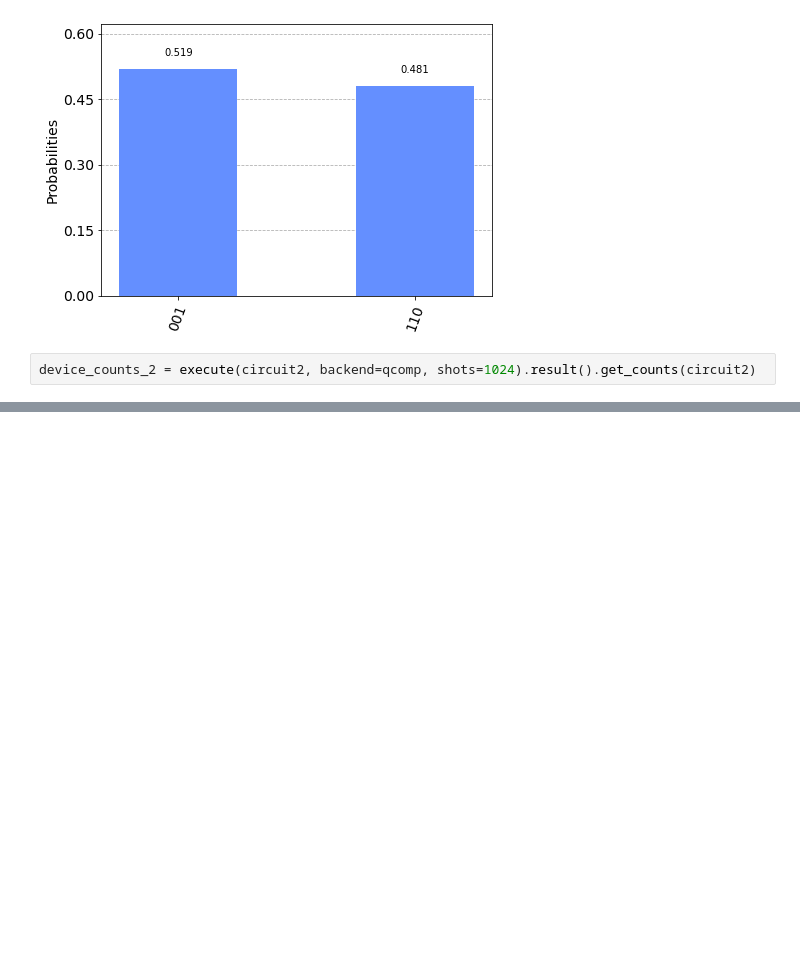
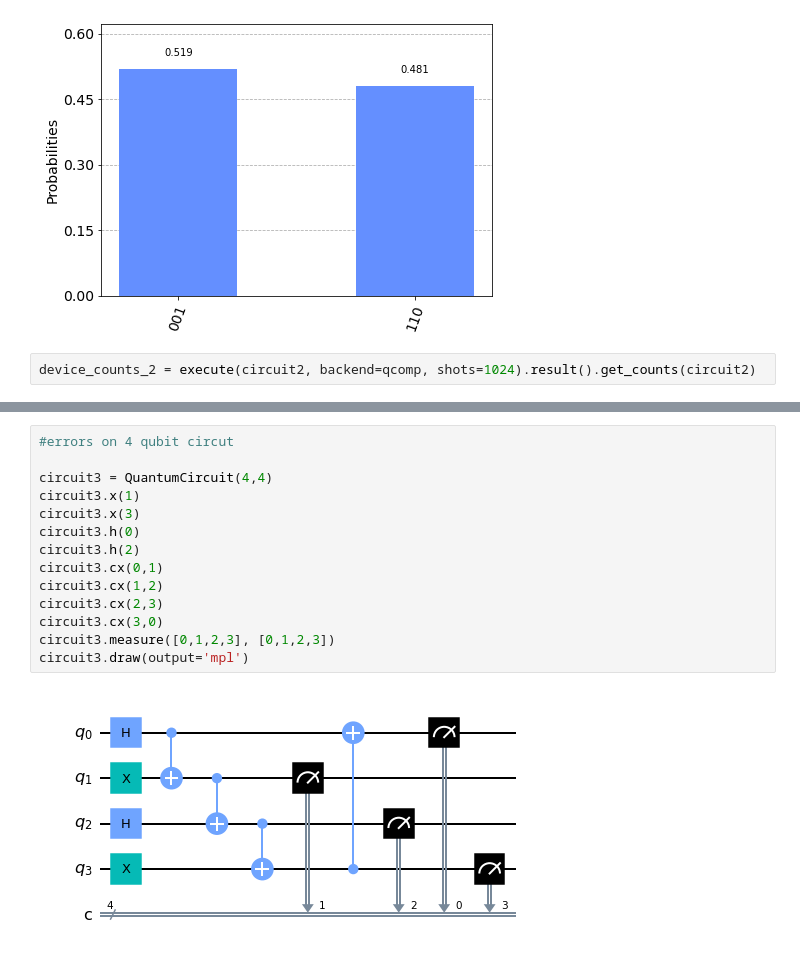
Before and after one commit to MichalJankowskii/QuantumSolutions, a Jupyter notebook: IBM/Errors.ipynb, the cells around one changed output, grey strips where cells are left out. Drawn from its saved outputs; the diff is of its cells as text; blank space fills up the shorter version.

Commit message:
4 qubits error corrections

```diff
--- a/IBM/Errors.ipynb
+++ b/IBM/Errors.ipynb
@@ -97,0 +100,16 @@ plot_histogram(device_mitigated_counts_2)
+# %%
+#errors on 4 qubit circut
+
+circuit3 = QuantumCircuit(4,4)
+circuit3.x(1)
+circuit3.x(3)
+circuit3.h(0)
+circuit3.h(2)
+circuit3.cx(0,1)
+circuit3.cx(1,2)
+circuit3.cx(2,3)
+circuit3.cx(3,0)
+circuit3.measure([0,1,2,3], [0,1,2,3])
+circuit3.draw(output='mpl')
+# %% [output]
+[figure, added]
```
Also changed, not shown: parts of 9 cells of this notebook.
